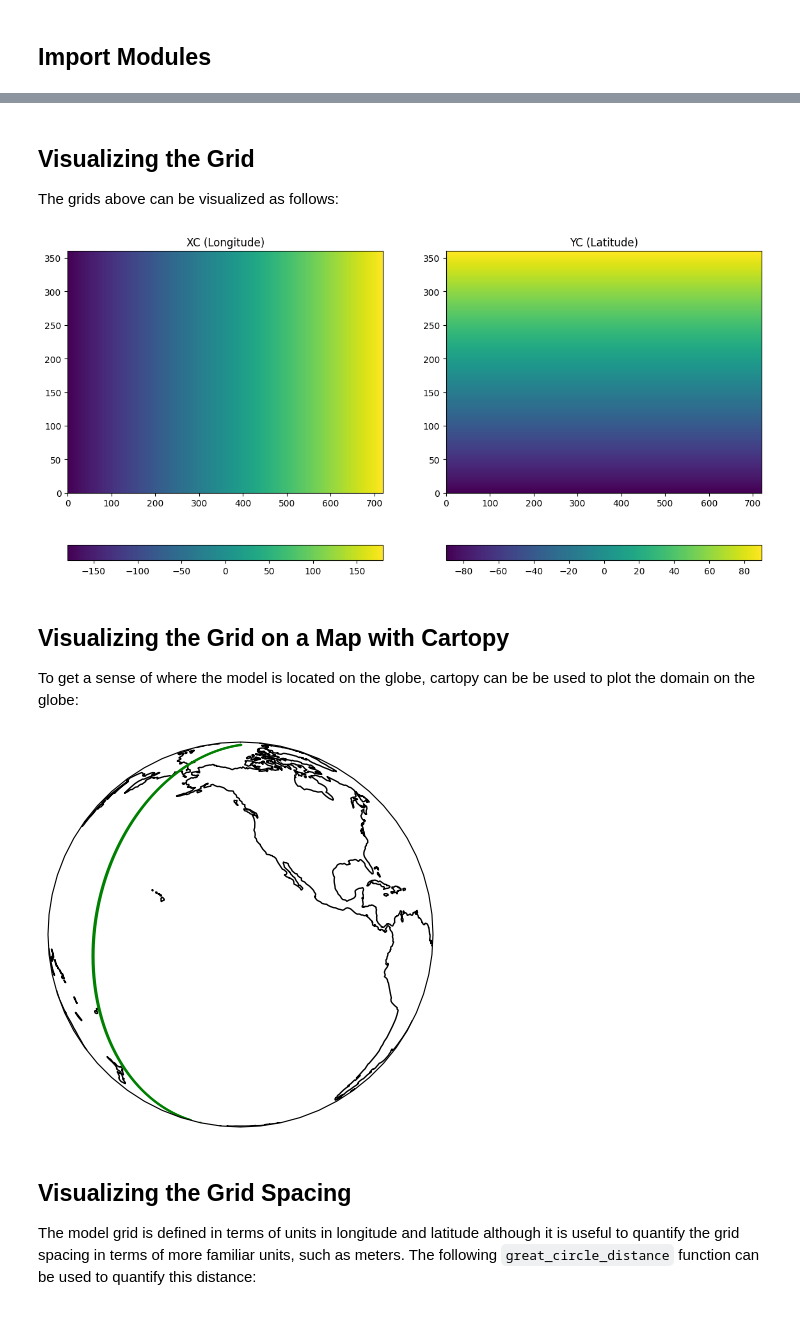
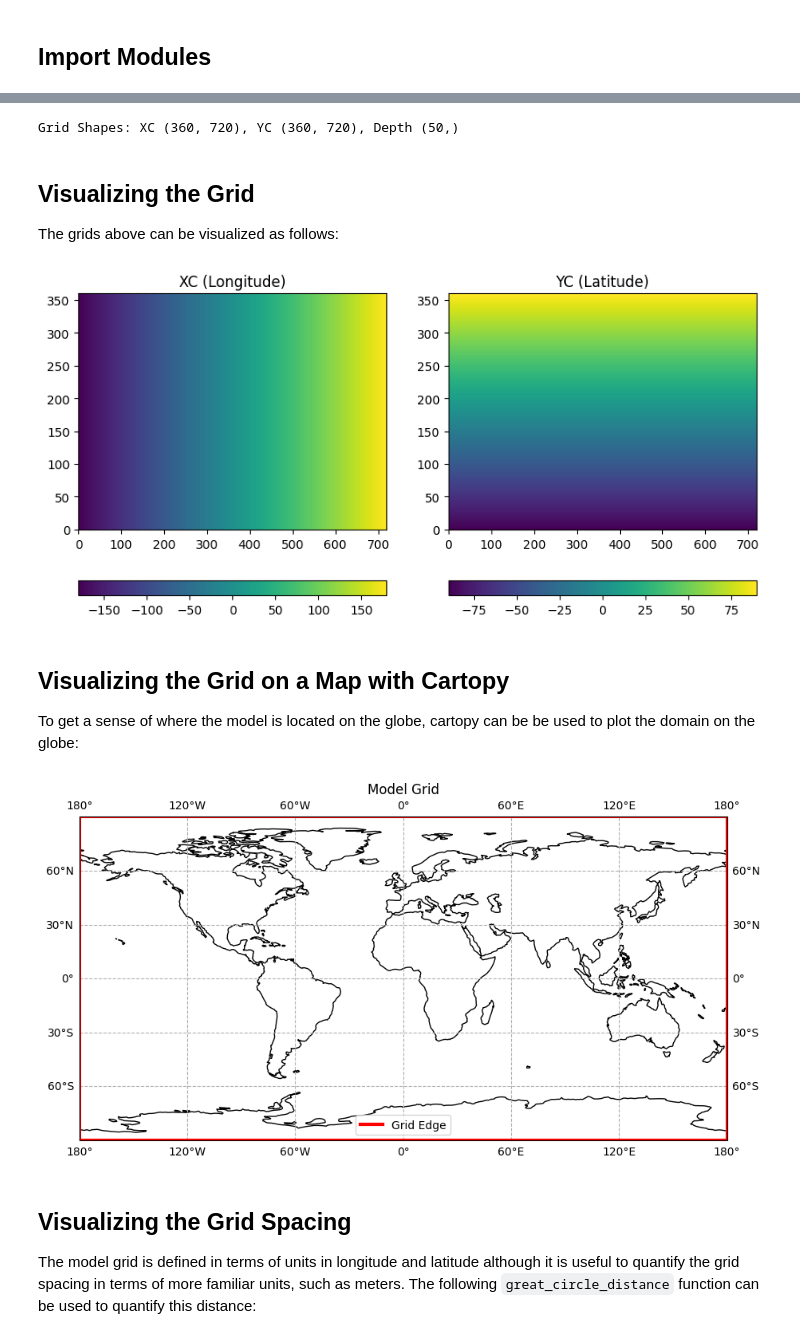
Before and after one commit to jonathan-manzano/cs185c-fall2024, a Jupyter notebook: project/notebooks/nb01_model_grid.ipynb, the cells around one changed output, grey strips where cells are left out. Saved outputs shown, nothing was run; the diff lists cells and outputs as text; code cells hidden in the pictures.

Commit message:
fix: updated nb01_model_grid.ipynb with model grid edge based generation

```diff
--- a/project/notebooks/nb01_model_grid.ipynb
+++ b/project/notebooks/nb01_model_grid.ipynb
@@ -38,40 +128,76 @@ XC_MG, YC_MG = np.meshgrid(XC, YC)
+# %%
+# Horizontal Grid Edges
+x_edges = np.linspace(XG_ORIGIN, XG_ORIGIN + N_COLS * DEL_X, N_COLS + 1)
+y_edges = np.linspace(YG_ORIGIN, YG_ORIGIN + N_ROWS * DEL_Y, N_ROWS + 1)
+
+# Calculate Centers
+xc = (x_edges[:-1] + x_edges[1:]) / 2
+yc = (y_edges[:-1] + y_edges[1:]) / 2
+xc_mg, yc_mg = np.meshgrid(xc, yc)
+
+# Vertical Grid
+# Calculate depth faces
+depth_faces = np.concatenate(([0], np.cumsum(DEL_R)))
+
+# Calculate depth centers
+depth_centers = (depth_faces[:-1] + depth_faces[1:]) / 2
+
+print(f"Grid Shapes: XC {xc_mg.shape}, YC {yc_mg.shape}, Depth {depth_centers.shape}")
+# %% [output]
+Grid Shapes: XC (360, 720), YC (360, 720), Depth (50,)
 # %% [markdown]
 ## Visualizing the Grid
 
 The grids above can be visualized as follows:
 # %%
 # make a plot of XC and YC
-plt.figure(figsize=(14, 7))
+plt.figure(figsize=(10, 5))
 
 plt.subplot(1, 2, 1)
-C = plt.pcolormesh(XC_MG)
+C = plt.pcolormesh(xc_mg)
 plt.colorbar(C, orientation="horizontal")
 plt.title("XC (Longitude)")
 
 plt.subplot(1, 2, 2)
-C = plt.pcolormesh(YC_MG)
+C = plt.pcolormesh(yc_mg)
 plt.colorbar(C, orientation="horizontal")
 plt.title("YC (Latitude)")
 
 plt.show()
 # %% [output]
-[figure, old version]
+[figure, new version]
 # %% [markdown]
 ## Visualizing the Grid on a Map with Cartopy
 
 To get a sense of where the model is located on the globe, cartopy can be be used to plot the domain on the globe:
 # %%
-plt.figure(figsize=(5, 5))
-ax = plt.axes(projection=ccrs.Orthographic(-130, 10))
-ax.plot(XC_MG[:, 0], YC_MG[:, 0], "g-", transform=ccrs.PlateCarree())
-ax.plot(XC_MG[:, -1], YC_MG[:, -1], "g-", transform=ccrs.PlateCarree())
-ax.plot(XC_MG[0, :], YC_MG[0, :], "g-", transform=ccrs.PlateCarree())
-ax.plot(XC_MG[-1, :], YC_MG[-1, :], "g-", transform=ccrs.PlateCarree())
+plt.figure(figsize=(10, 5))
+
+ax = plt.axes(projection=ccrs.PlateCarree())
+
 ax.coastlines()
+ax.gridlines(draw_labels=True, linestyle="--")
+
+ax.plot(
+    [-180, -180],
+    [-90, 90],
+    "r-",
+    linewidth=3,
+    transform=ccrs.PlateCarree(),
+    label="Grid Edge",
+)
+ax.plot([180, 180], [-90, 90], "r-", linewidth=3, transform=ccrs.PlateCarree())
+ax.plot([-180, 180], [-90, -90], "r-", linewidth=3, transform=ccrs.PlateCarree())
+ax.plot([-180, 180], [90, 90], "r-", linewidth=3, transform=ccrs.PlateCarree())
+
+ax.set_title("Model Grid")
+ax.legend(loc="lower center")
 ax.set_global()
+
+plt.tight_layout()
 plt.show()
 # %% [output]
-[figure, old version]
+[figure, new version]
 # %% [markdown]
 ## Visualizing the Grid Spacing
 
```
Also changed, not shown: parts of 7 cells of this notebook.
